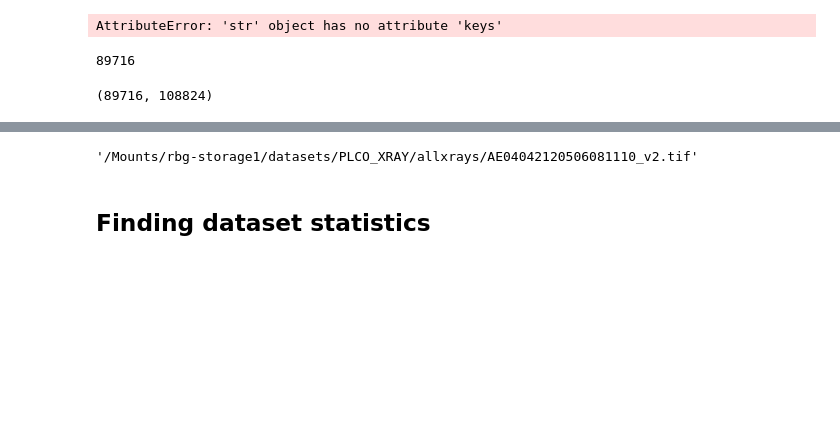
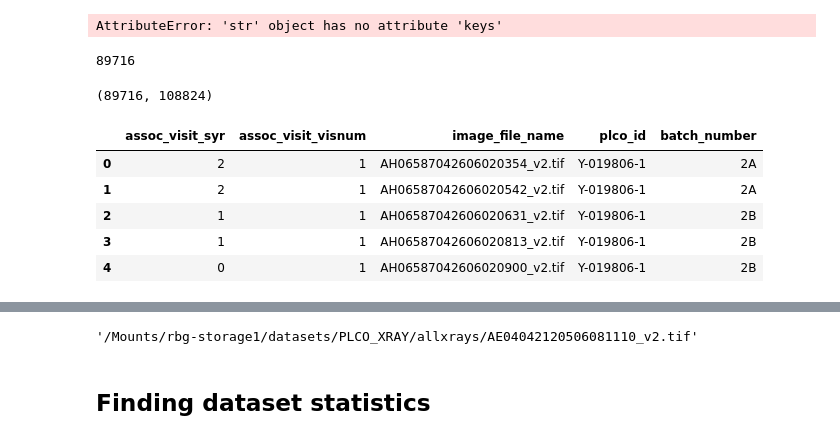
Before and after one commit to pgmikhael/SybilX, a Jupyter notebook: notebooks/updated_plco_eda.ipynb, the cells around one changed output, grey strips where cells are left out. Saved outputs shown, nothing was run; the diff lists cells and outputs as text; code cells hidden in the pictures; blank space fills up the shorter version.

```diff
--- a/notebooks/updated_plco_eda.ipynb
+++ b/notebooks/updated_plco_eda.ipynb
@@ -58,3 +60,12 @@ patient2image = '/Mounts/rbg-storage1/datasets/PLCO_XRAY/package-plcoi-919/Lung/
 # %%
-df = pd.read_csv(patient2image)[['image_file_name', 'plco_id']]
+df = pd.read_csv(patient2image)
+# %%
+df.head()
+# %% [output]
+|  | assoc_visit_syr | assoc_visit_visnum | image_file_name | plco_id | batch_number |
+| 0 | 2 | 1 | AH06587042606020354_v2.tif | Y-019806-1 | 2A |
+| 1 | 2 | 1 | AH06587042606020542_v2.tif | Y-019806-1 | 2A |
+| 2 | 1 | 1 | AH06587042606020631_v2.tif | Y-019806-1 | 2B |
+| 3 | 1 | 1 | AH06587042606020813_v2.tif | Y-019806-1 | 2B |
+| 4 | 0 | 1 | AH06587042606020900_v2.tif | Y-019806-1 | 2B |
 # %%
```
Also changed, not shown: parts of 6 cells of this notebook, 6 other files.
